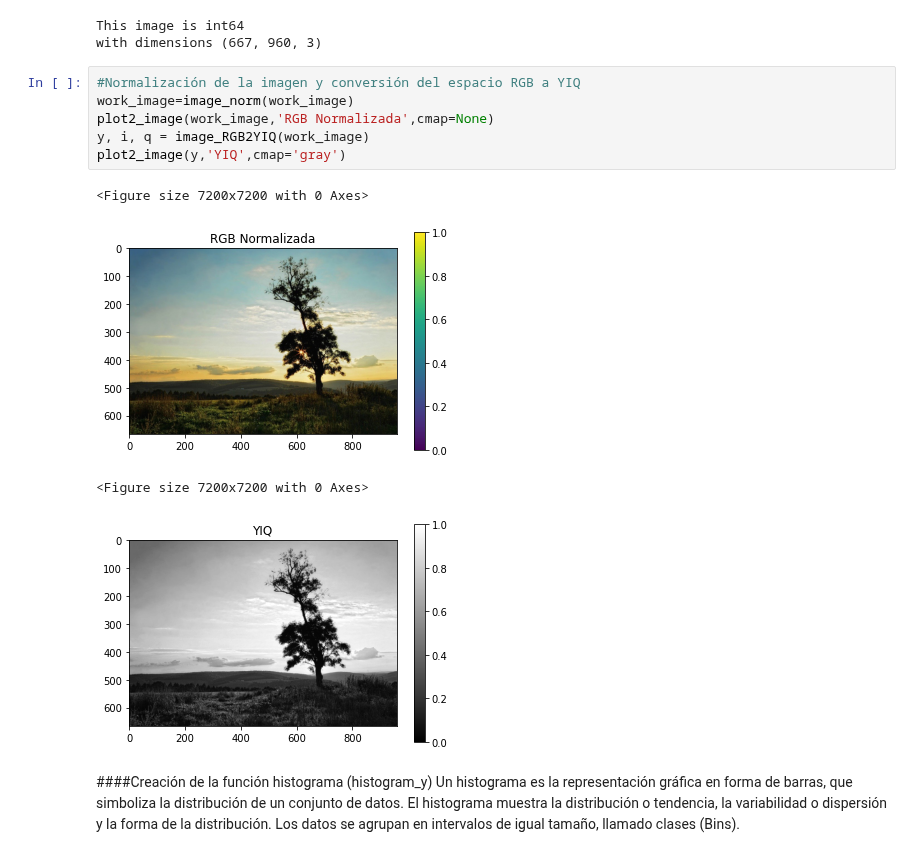
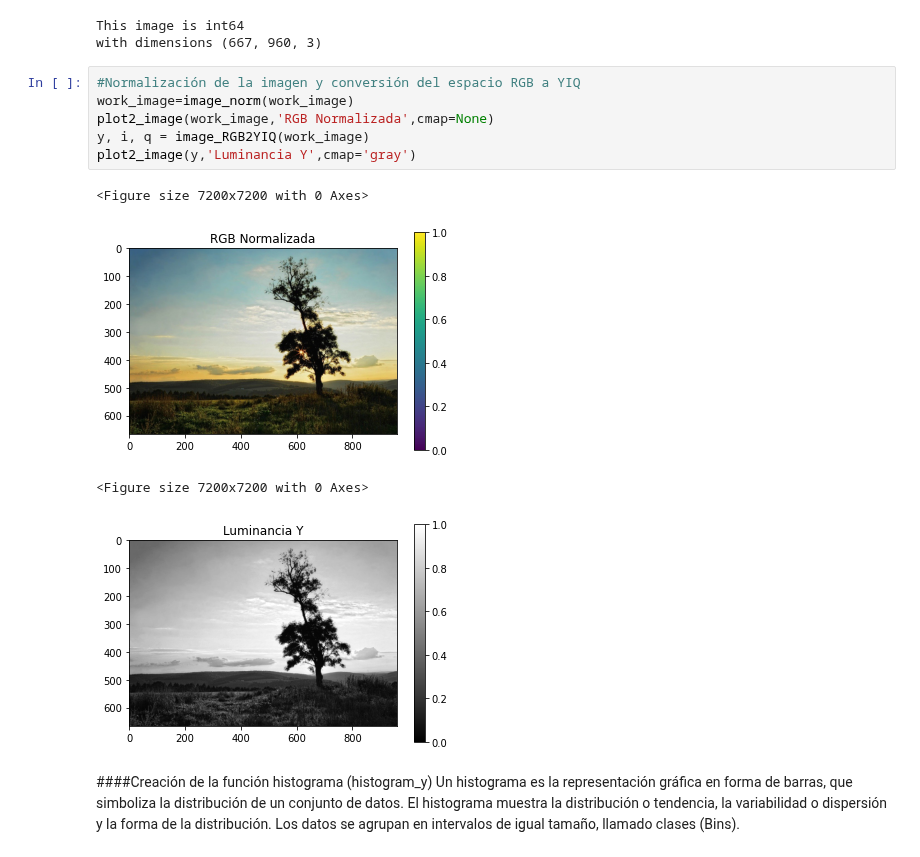
Before and after one commit to RonnyGuevara/COLAB, a Jupyter notebook: TP4/Práctica_4_PDI.ipynb, the cells around one changed output. Saved outputs shown, nothing was run; the diff lists cells and outputs as text.

```diff
--- a/TP4/Práctica_4_PDI.ipynb
+++ b/TP4/Práctica_4_PDI.ipynb
@@ -141,14 +141,14 @@ with dimensions (667, 960, 3)
 # %%
 #Normalización de la imagen y conversión del espacio RGB a YIQ
 work_image=image_norm(work_image)
 plot2_image(work_image,'RGB Normalizada',cmap=None)
 y, i, q = image_RGB2YIQ(work_image)
-plot2_image(y,'YIQ',cmap='gray')
+plot2_image(y,'Luminancia Y',cmap='gray')
 # %% [output]
 <Figure size 7200x7200 with 0 Axes>
 [figure]
 <Figure size 7200x7200 with 0 Axes>
-[figure, old version]
+[figure, new version]
 # %% [markdown]
 ####Creación de la función histograma (histogram_y)
 Un histograma es la representación gráfica en forma de barras, que simboliza la distribución de un conjunto de datos. El histograma muestra la distribución o tendencia, la variabilidad o dispersión y la forma de la distribución. Los datos se agrupan en intervalos de igual tamaño, llamado clases (Bins).
```
